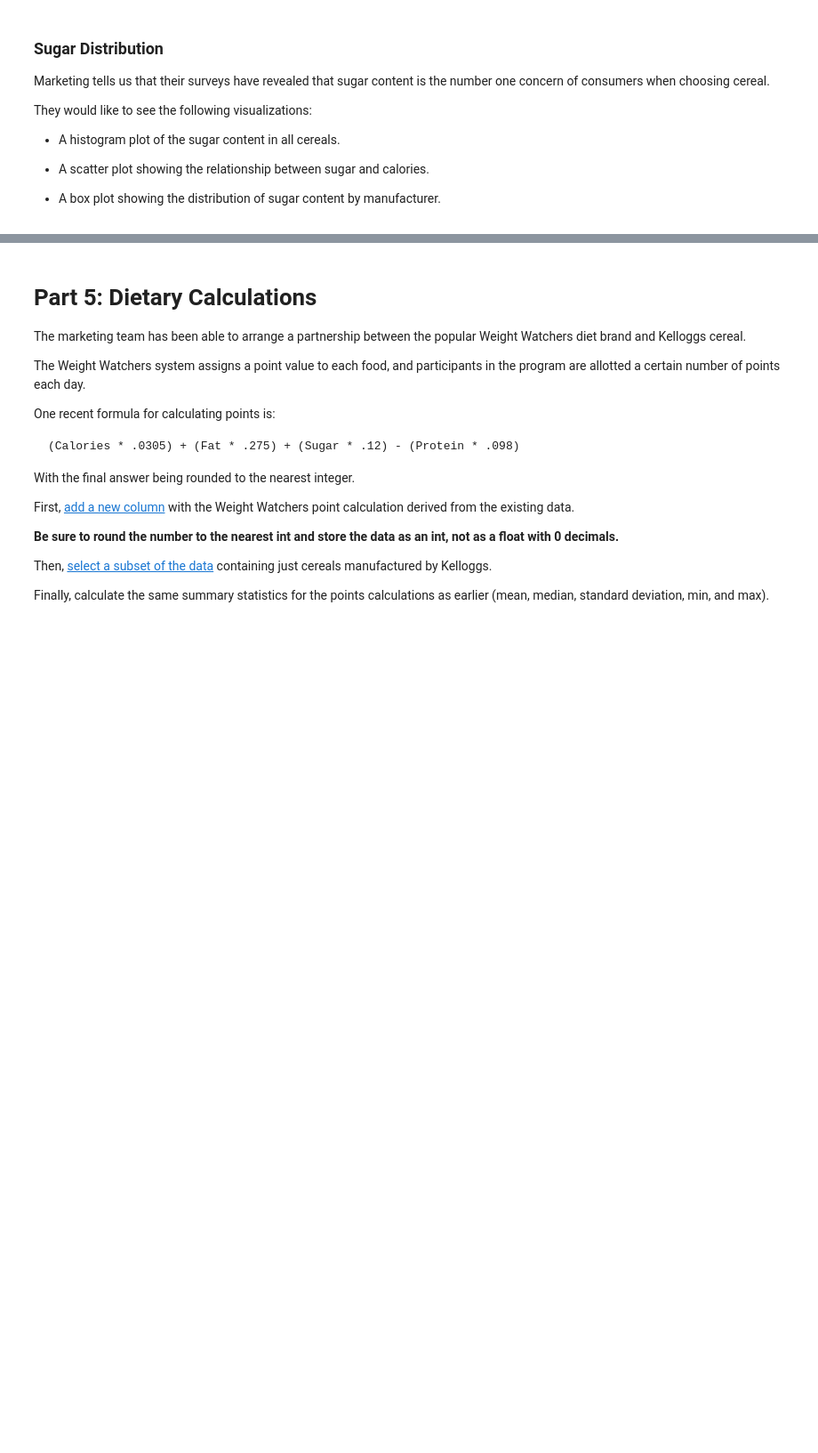
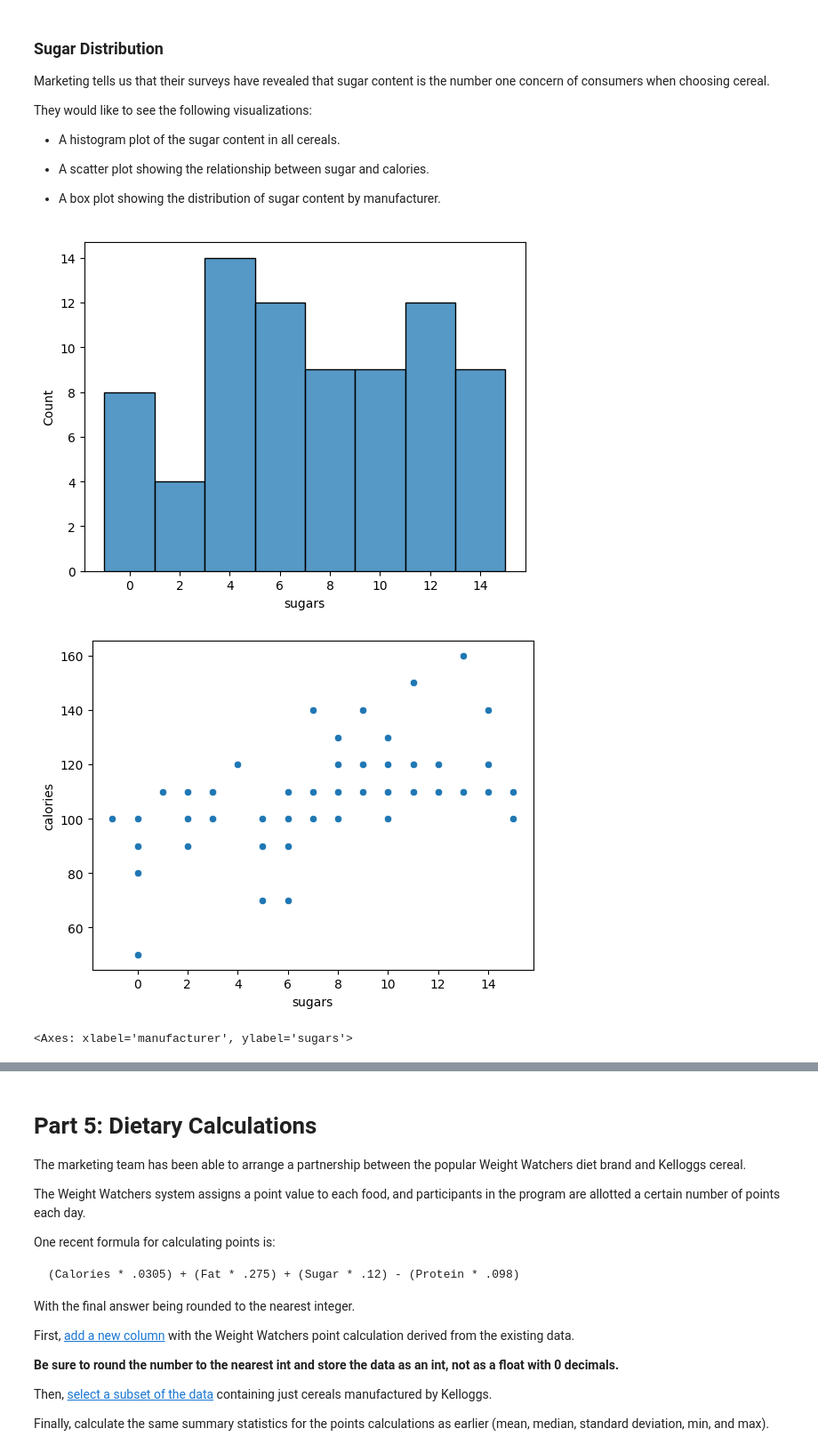
Before and after one commit to askette828/TextMemorizer, a Jupyter notebook: notebooks/Exploration_02.ipynb, the cells around one changed output, grey strips where cells are left out. Shown at 89% size. Drawn from its saved outputs; the diff is of its cells as text; code cells hidden in the pictures; blank space fills up the shorter version.

```diff
--- a/notebooks/Exploration_02.ipynb
+++ b/notebooks/Exploration_02.ipynb
@@ -33,7 +33,10 @@ Some questions you might ask include:
 # Part 1: Enter your code below to import Pandas according to the
 # conventional method. Then load the dataset into a Pandas dataframe.
 import pandas as pd
+cereals = pd.read_csv("https://raw.githubusercontent.com/byui-cse/cse450-course/master/data/cereal.csv")
 # Write any code needed to explore the data by seeing what the first few
 # rows look like. Then display a technical summary of the data to determine
 # the data types of each column, and which columns have missing data.
-cereals =
+cereals.head(10)
+cereals.info()
+cereals.describe()
@@ -69,3 +113,16 @@ Then, [create a new column with the appropriate manufacturer name for each entry
 # %%
 # Display the count of values for the manufacturer code ("mfr" column), then
 # create a new column containing the appropriate manufacturer names.
+print(cereals['mfr'].value_counts())
+
+mfr_names = {
+    'A': 'American Home Food Products',
+    'G': 'General Mills',
+    'K': 'Kelloggs',
+    'N': 'Nabisco',
+    'P': 'Post',
+    'Q': 'Quaker Oats',
+    'R': 'Ralston Purina'
+}
+cereals['manufacturer'] = cereals['mfr'].map(mfr_names)
+cereals.head(10)
@@ -91,3 +171,12 @@ They would like to see the following visualizations:
 * A box plot showing the distribution of sugar content by manufacturer.
 # %%
 # Create the three visualzations requested by the the marketing team
+sns.histplot(data=cereals, x='sugars')
+plt.show()
+sns.scatterplot(data=cereals, x='sugars', y='calories')
+plt.show()
+sns.boxplot(data=cereals, x='manufacturer', y='sugars')
+# %% [output]
+[figure, added]
+[figure, added]
+<Axes: xlabel='manufacturer', ylabel='sugars'>
```
Also changed, not shown: parts of 8 cells of this notebook.
